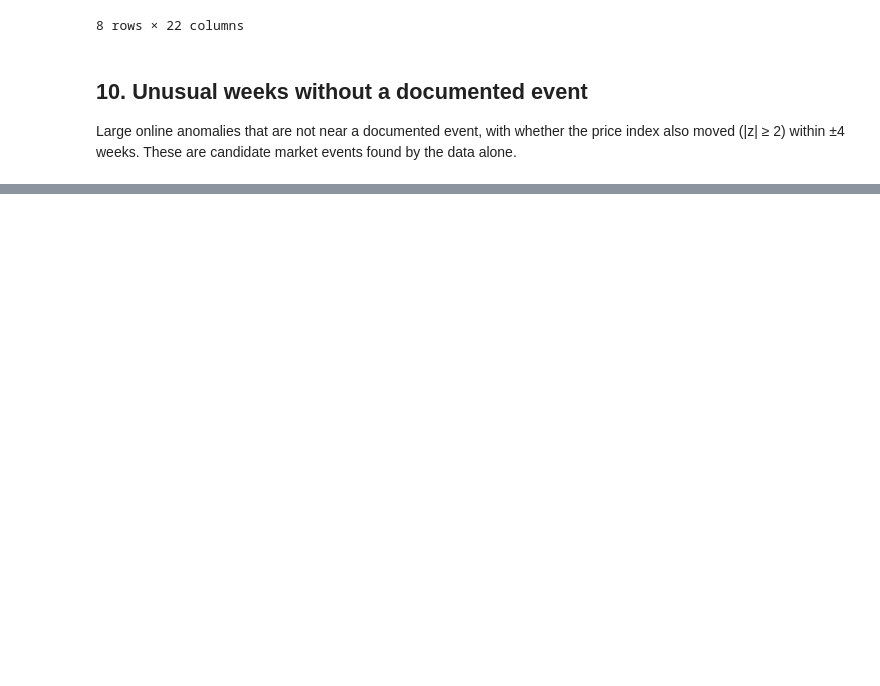
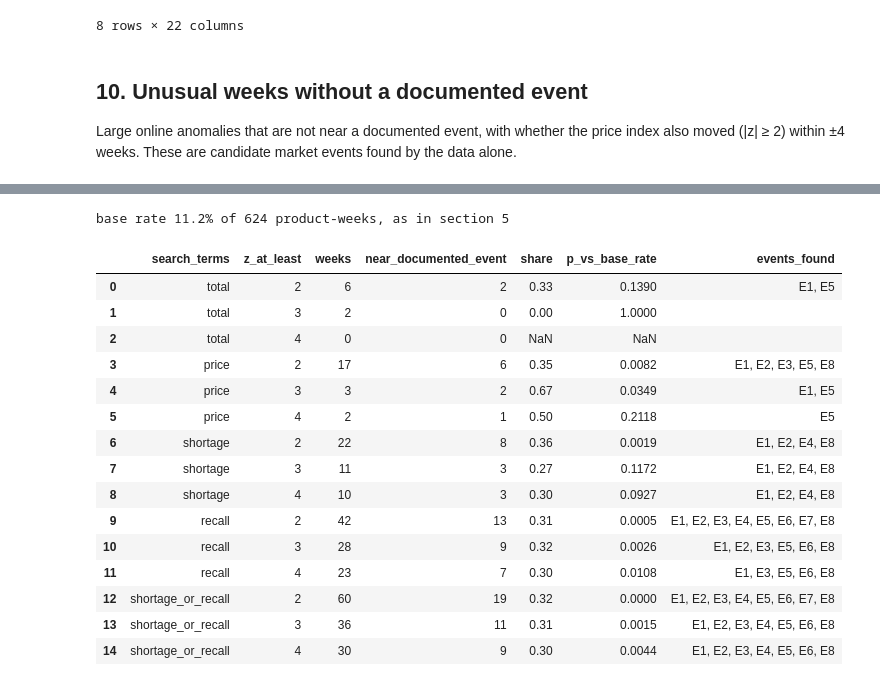
Before and after one commit to joy91269/CultivateIQYummy, a Jupyter notebook: notebooks/task2_signals_and_prices.ipynb, the cells around one changed output, grey strips where cells are left out. Cells and saved outputs as stored; diff of their text form; code cells hidden in the pictures; blank space fills up the shorter version.

```diff
--- a/notebooks/task2_signals_and_prices.ipynb
+++ b/notebooks/task2_signals_and_prices.ipynb
@@ -964,0 +973,42 @@ display(cand[["product", "week_start", "volume", "unusual_series", "distinctive_
+# %%
+gt = pd.read_csv("data/processed/google_trends_weekly.csv", parse_dates=["week_start"])
+gt = gt.sort_values(["product", "series", "week_start"])
+gt["z"] = gt.groupby(["product", "series"])["interest"].transform(
+    lambda s: S.trailing_z(np.log1p(s), 8, min_sd=0.2))
+gw = gt.pivot_table(index=["product", "week_start"], columns="series", values="z").add_prefix("gz_").reset_index()
+gw["gz_shortage_or_recall"] = gw[["gz_shortage", "gz_recall"]].max(axis=1)
+sg = sw.merge(gw, on=["product", "week_start"], how="left")   # same whole weeks and base rate as section 5
+
+rows = []
+for name in ["total", "price", "shortage", "recall", "shortage_or_recall"]:
+    for thr in (2, 3, 4):
+        hit = sg[sg[f"gz_{name}"] >= thr]
+        k = int((hit["near_event"] != "").sum())
+        found = sorted({e for v in hit["near_event"] if v for e in v.split(", ")})
+        rows.append({"search_terms": name, "z_at_least": thr, "weeks": len(hit), "near_documented_event": k,
+                     "share": round(k / len(hit), 2) if len(hit) else np.nan,
+                     "p_vs_base_rate": round(binomtest(k, len(hit), base, alternative="greater").pvalue, 4)
+                     if len(hit) else np.nan,
+                     "events_found": ", ".join(found)})
+trend_spikes = pd.DataFrame(rows)
+trend_spikes.to_csv(TAB / "trends_spike_event_enrichment.csv", index=False)
+print(f"base rate {base:.1%} of {len(sg)} product-weeks, as in section 5")
+display(trend_spikes)
+# %% [output]
+base rate 11.2% of 624 product-weeks, as in section 5
+|  | search_terms | z_at_least | weeks | near_documented_event | share | p_vs_base_rate | events_found |
+| 0 | total | 2 | 6 | 2 | 0.33 | 0.1390 | E1, E5 |
+| 1 | total | 3 | 2 | 0 | 0.00 | 1.0000 |  |
+| 2 | total | 4 | 0 | 0 | NaN | NaN |  |
+| 3 | price | 2 | 17 | 6 | 0.35 | 0.0082 | E1, E2, E3, E5, E8 |
+| 4 | price | 3 | 3 | 2 | 0.67 | 0.0349 | E1, E5 |
+| 5 | price | 4 | 2 | 1 | 0.50 | 0.2118 | E5 |
+| 6 | shortage | 2 | 22 | 8 | 0.36 | 0.0019 | E1, E2, E4, E8 |
+| 7 | shortage | 3 | 11 | 3 | 0.27 | 0.1172 | E1, E2, E4, E8 |
+| 8 | shortage | 4 | 10 | 3 | 0.30 | 0.0927 | E1, E2, E4, E8 |
+| 9 | recall | 2 | 42 | 13 | 0.31 | 0.0005 | E1, E2, E3, E4, E5, E6, E7, E8 |
+| 10 | recall | 3 | 28 | 9 | 0.32 | 0.0026 | E1, E2, E3, E5, E6, E8 |
+| 11 | recall | 4 | 23 | 7 | 0.30 | 0.0108 | E1, E3, E5, E6, E8 |
+| 12 | shortage_or_recall | 2 | 60 | 19 | 0.32 | 0.0000 | E1, E2, E3, E4, E5, E6, E7, E8 |
+| 13 | shortage_or_recall | 3 | 36 | 11 | 0.31 | 0.0015 | E1, E2, E3, E4, E5, E6, E8 |
+| 14 | shortage_or_recall | 4 | 30 | 9 | 0.30 | 0.0044 | E1, E2, E3, E4, E5, E6, E8 |
```
Also changed, not shown: parts of 6 cells of this notebook, 28 other files.
